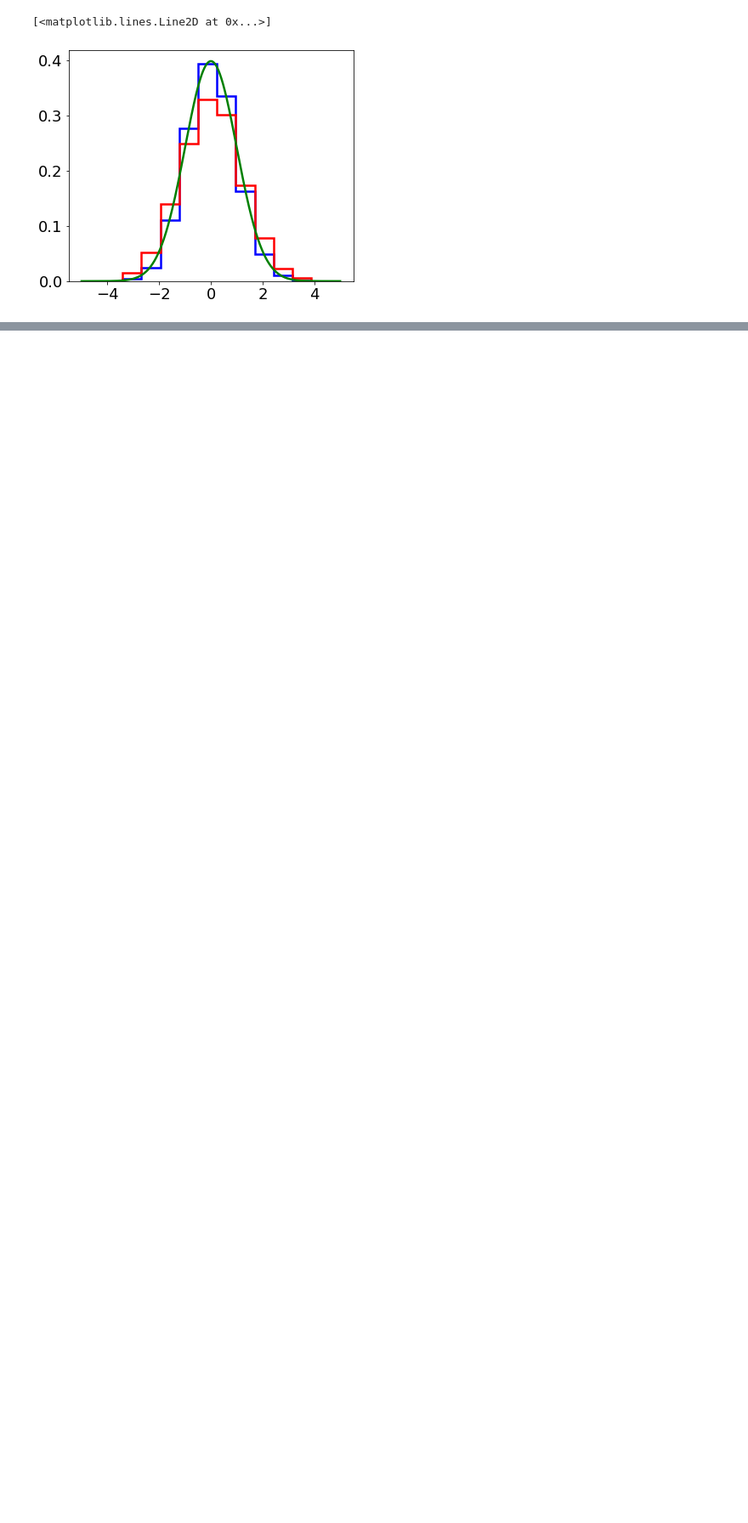
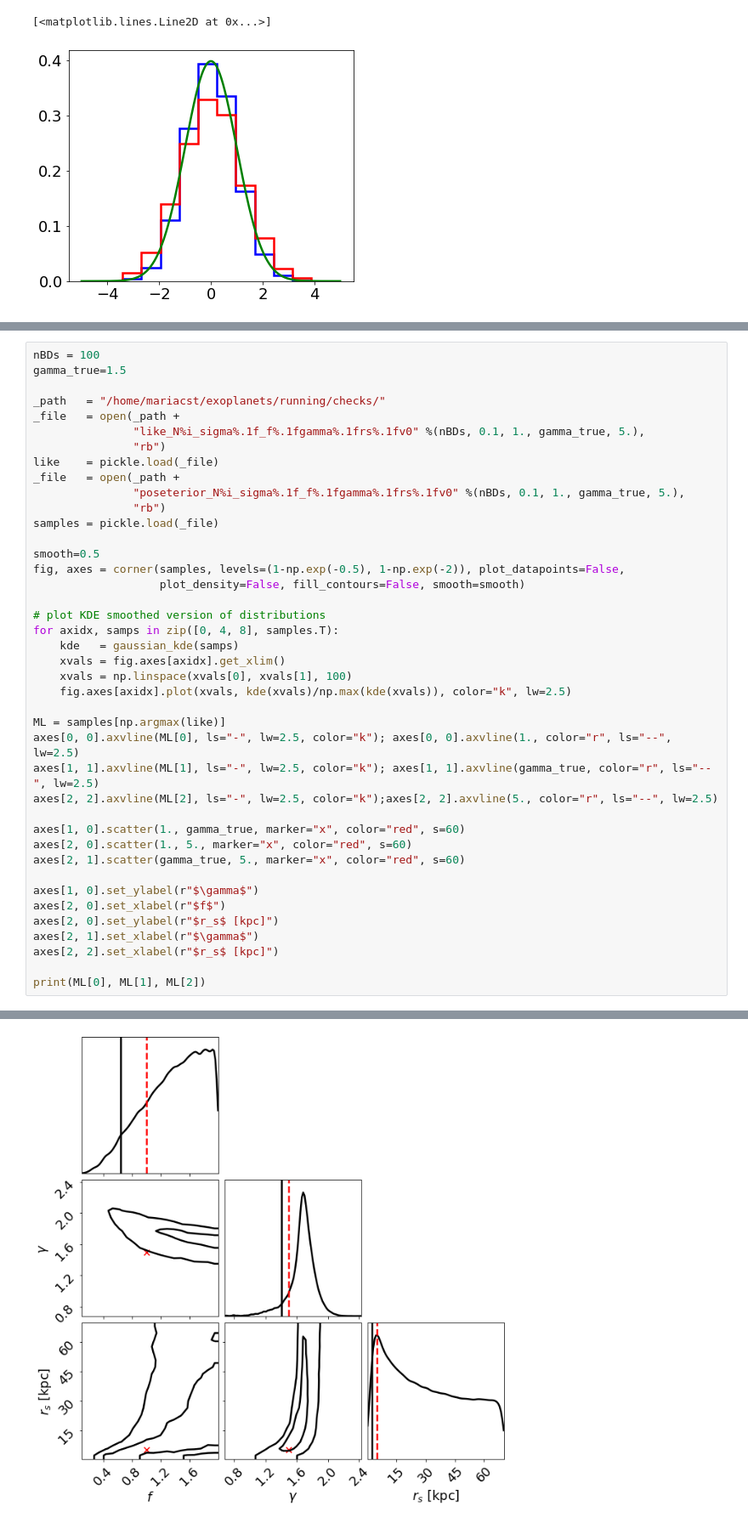
Before and after one commit to SvPoder/exoplanets, a Jupyter notebook: jupyter-notebook/reconstructed_DM_likelihood.ipynb, the cells around one changed output, grey strips where cells are left out. Shown at 85% size. Cells and saved outputs as stored; diff of their text form; blank space fills up the shorter version.

```diff
--- a/jupyter-notebook/reconstructed_DM_likelihood.ipynb
+++ b/jupyter-notebook/reconstructed_DM_likelihood.ipynb
@@ -1757,0 +1768,42 @@ fig.savefig("histML_relT0.10_relX0.1.pdf", bbox_inches="tight")
+# %%
+nBDs = 100
+gamma_true=1.5
+
+_path   = "/home/mariacst/exoplanets/running/checks/"
+_file   = open(_path +
+               "like_N%i_sigma%.1f_f%.1fgamma%.1frs%.1fv0" %(nBDs, 0.1, 1., gamma_true, 5.),
+               "rb")
+like    = pickle.load(_file)
+_file   = open(_path +
+               "poseterior_N%i_sigma%.1f_f%.1fgamma%.1frs%.1fv0" %(nBDs, 0.1, 1., gamma_true, 5.),
+               "rb")
+samples = pickle.load(_file)
+
+smooth=0.5
+fig, axes = corner(samples, levels=(1-np.exp(-0.5), 1-np.exp(-2)), plot_datapoints=False,
+                   plot_density=False, fill_contours=False, smooth=smooth)
+
+# plot KDE smoothed version of distributions
+for axidx, samps in zip([0, 4, 8], samples.T):
+    kde   = gaussian_kde(samps)
+    xvals = fig.axes[axidx].get_xlim()
+    xvals = np.linspace(xvals[0], xvals[1], 100)
+    fig.axes[axidx].plot(xvals, kde(xvals)/np.max(kde(xvals)), color="k", lw=2.5)
+
+ML = samples[np.argmax(like)]
+axes[0, 0].axvline(ML[0], ls="-", lw=2.5, color="k"); axes[0, 0].axvline(1., color="r", ls="--", lw=2.5)
+axes[1, 1].axvline(ML[1], ls="-", lw=2.5, color="k"); axes[1, 1].axvline(gamma_true, color="r", ls="--", lw=2.5)
+axes[2, 2].axvline(ML[2], ls="-", lw=2.5, color="k");axes[2, 2].axvline(5., color="r", ls="--", lw=2.5)
+
+axes[1, 0].scatter(1., gamma_true, marker="x", color="red", s=60)
+axes[2, 0].scatter(1., 5., marker="x", color="red", s=60)
+axes[2, 1].scatter(gamma_true, 5., marker="x", color="red", s=60)
+
+axes[1, 0].set_ylabel(r"$\gamma$")
+axes[2, 0].set_xlabel(r"$f$")
+axes[2, 0].set_ylabel(r"$r_s$ [kpc]")
+axes[2, 1].set_xlabel(r"$\gamma$")
+axes[2, 2].set_xlabel(r"$r_s$ [kpc]")
+
+print(ML[0], ML[1], ML[2])
+# %% [output]
@@ -1757,0 +1811 @@ fig.savefig("histML_relT0.10_relX0.1.pdf", bbox_inches="tight")
+[figure, added]
```
Also changed, not shown: parts of 12 cells of this notebook, 9 other files.
